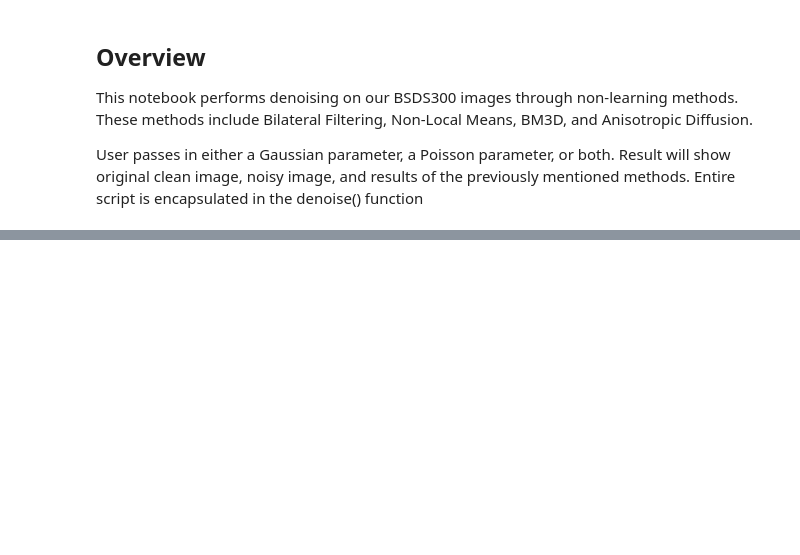
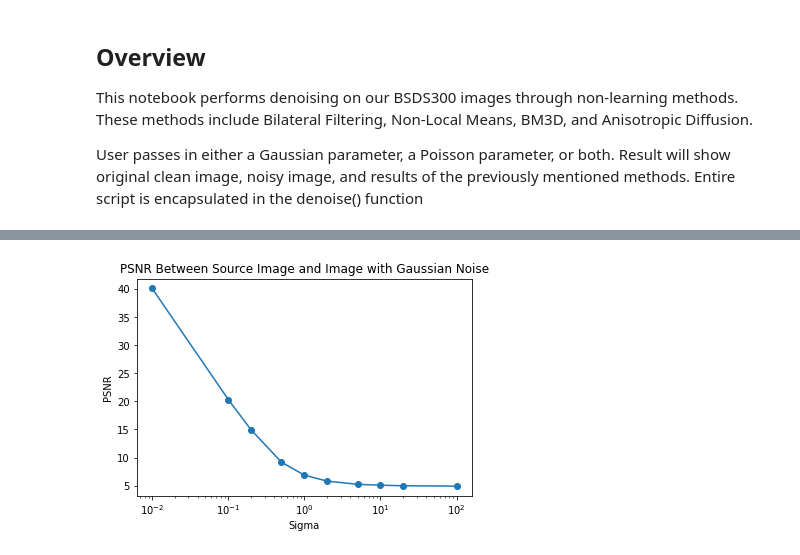
Before and after one commit to jt658/EE367-Final-Project, a Jupyter notebook: Non-Learning-Methods.ipynb, the cells around one changed output, grey strips where cells are left out. Saved outputs shown, nothing was run; the diff lists cells and outputs as text; code cells hidden in the pictures; blank space fills up the shorter version.

```diff
--- a/Non-Learning-Methods.ipynb
+++ b/Non-Learning-Methods.ipynb
@@ -223,0 +247,21 @@ img dtype: float32
+# %%
+# Plot relationship between sigma and psnr
+fig = plt.figure()
+
+sigmas = [0.01, 0.1, 0.2, 0.5, 1.0, 2.0, 5.0, 10.0, 20.0, 100.0]
+psnr_ = []
+
+for sigma in sigmas:
+    noisyImg = applyGaussianNoise(img, sigma)
+    psnr_.append(psnr(img,noisyImg))
+
+ax = fig.add_subplot(1,1,1)
+ax.plot(sigmas, psnr_)
+ax.scatter(sigmas, psnr_)
+ax.set_xscale('log')
+ax.set_xlabel("Sigma")
+ax.set_ylabel("PSNR")
+ax.set_title("PSNR Between Source Image and Image with Gaussian Noise")
+plt.show()
+# %% [output]
+[figure, added]
```
Also changed, not shown: parts of 3 cells of this notebook, 2 other files.
